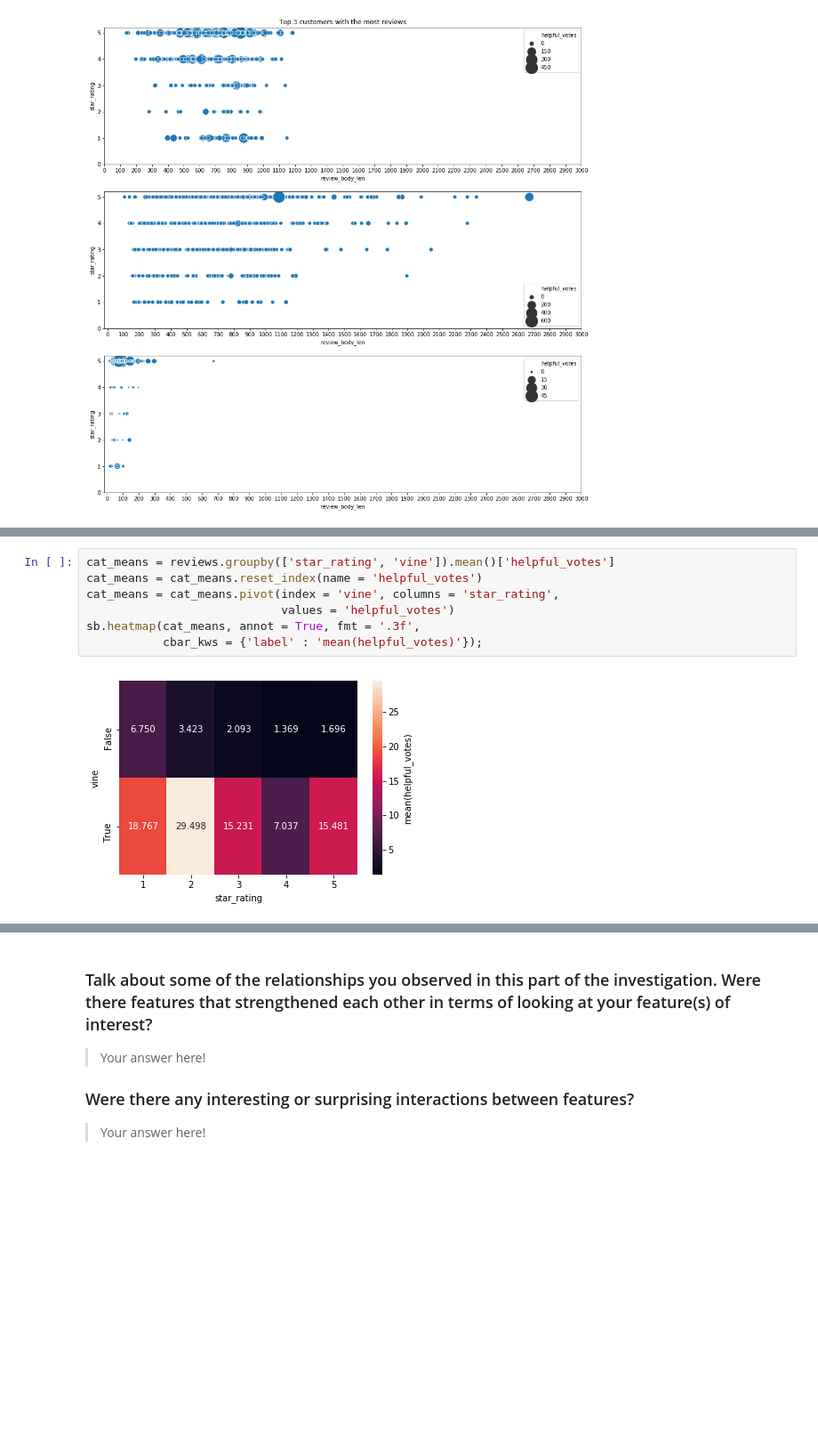
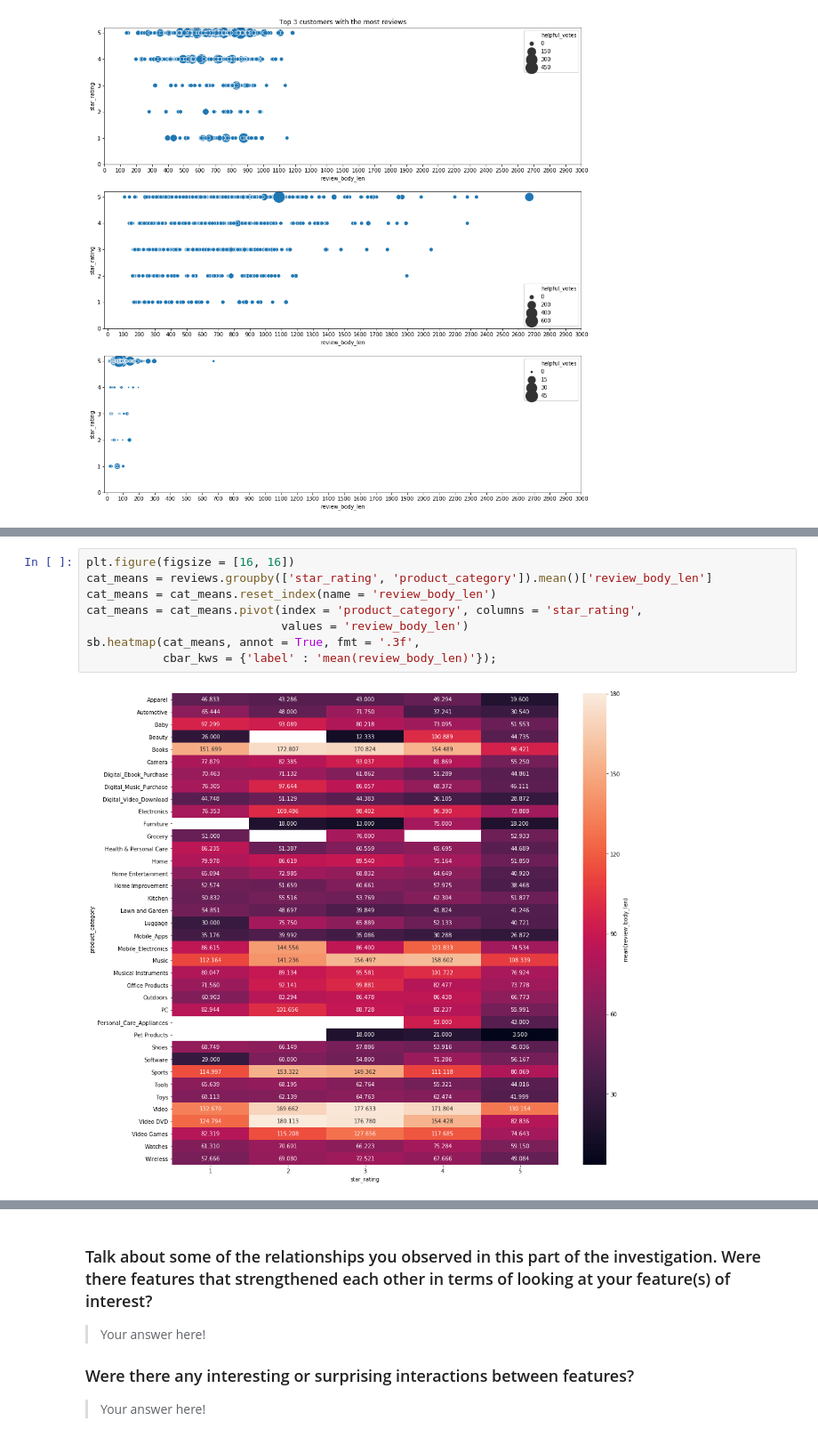
Before and after one commit to ElectricKea/CommunicateFindings_Udacity_Project, a Jupyter notebook: exploration.ipynb, the cells around one changed output, grey strips where cells are left out. Shown at 89% size. Saved outputs shown, nothing was run; the diff lists cells and outputs as text; blank space fills up the shorter version.

```diff
--- a/exploration.ipynb
+++ b/exploration.ipynb
@@ -795,9 +844,10 @@ sb.heatmap(cat_means, annot = True, fmt = '.3f',
 # %%
-cat_means = reviews.groupby(['star_rating', 'vine']).mean()['helpful_votes']
-cat_means = cat_means.reset_index(name = 'helpful_votes')
-cat_means = cat_means.pivot(index = 'vine', columns = 'star_rating',
-                            values = 'helpful_votes')
+plt.figure(figsize = [16, 16])
+cat_means = reviews.groupby(['star_rating', 'product_category']).mean()['review_body_len']
+cat_means = cat_means.reset_index(name = 'review_body_len')
+cat_means = cat_means.pivot(index = 'product_category', columns = 'star_rating',
+                            values = 'review_body_len')
 sb.heatmap(cat_means, annot = True, fmt = '.3f',
-           cbar_kws = {'label' : 'mean(helpful_votes)'});
+           cbar_kws = {'label' : 'mean(review_body_len)'});
 # %% [output]
-[figure, old version]
+[figure, new version]
```
Also changed, not shown: parts of 5 cells of this notebook.
